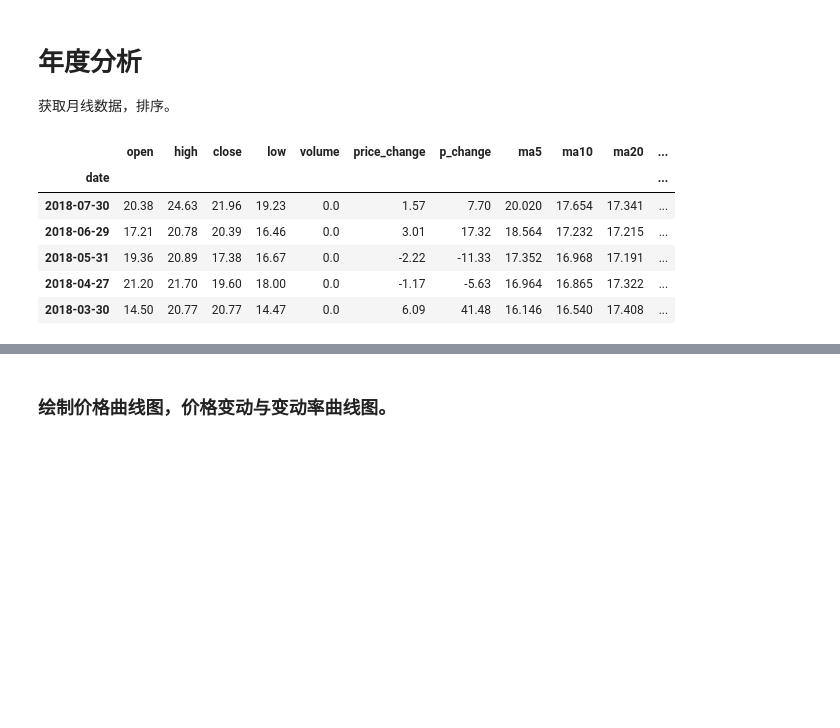
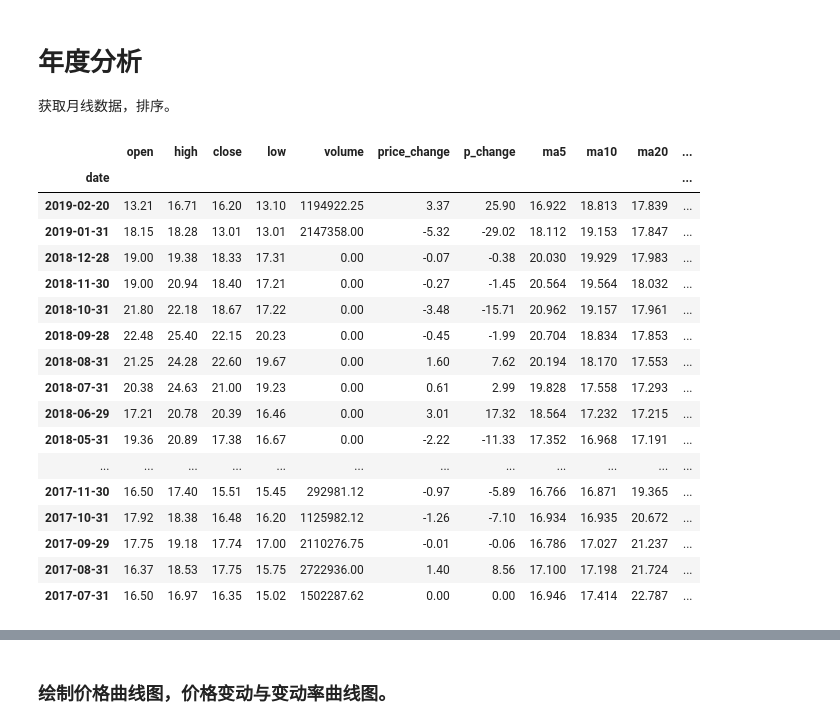
Before and after one commit to databooks/databook, a Jupyter notebook: finabook/S300036/B-年度分析S300036.ipynb, the cells around one changed output, grey strips where cells are left out. Saved outputs shown, nothing was run; the diff lists cells and outputs as text; code cells hidden in the pictures; blank space fills up the shorter version.

```diff
--- a/finabook/S300036/B-年度分析S300036.ipynb
+++ b/finabook/S300036/B-年度分析S300036.ipynb
@@ -11,15 +11,26 @@ from   pylab  import  *
 # %%
 df = ts.get_hist_data('300036',ktype='M')
 # %%
-df.head()
+df.head(20)
 # %% [output]
 |  | open | high | close | low | volume | price_change | p_change | ma5 | ma10 | ma20 | ... |
 | date |  |  |  |  |  |  |  |  |  |  | ... |
-| 2018-07-30 | 20.38 | 24.63 | 21.96 | 19.23 | 0.0 | 1.57 | 7.70 | 20.020 | 17.654 | 17.341 | ... |
-| 2018-06-29 | 17.21 | 20.78 | 20.39 | 16.46 | 0.0 | 3.01 | 17.32 | 18.564 | 17.232 | 17.215 | ... |
-| 2018-05-31 | 19.36 | 20.89 | 17.38 | 16.67 | 0.0 | -2.22 | -11.33 | 17.352 | 16.968 | 17.191 | ... |
-| 2018-04-27 | 21.20 | 21.70 | 19.60 | 18.00 | 0.0 | -1.17 | -5.63 | 16.964 | 16.865 | 17.322 | ... |
-| 2018-03-30 | 14.50 | 20.77 | 20.77 | 14.47 | 0.0 | 6.09 | 41.48 | 16.146 | 16.540 | 17.408 | ... |
+| 2019-02-20 | 13.21 | 16.71 | 16.20 | 13.10 | 1194922.25 | 3.37 | 25.90 | 16.922 | 18.813 | 17.839 | ... |
+| 2019-01-31 | 18.15 | 18.28 | 13.01 | 13.01 | 2147358.00 | -5.32 | -29.02 | 18.112 | 19.153 | 17.847 | ... |
+| 2018-12-28 | 19.00 | 19.38 | 18.33 | 17.31 | 0.00 | -0.07 | -0.38 | 20.030 | 19.929 | 17.983 | ... |
+| 2018-11-30 | 19.00 | 20.94 | 18.40 | 17.21 | 0.00 | -0.27 | -1.45 | 20.564 | 19.564 | 18.032 | ... |
+| 2018-10-31 | 21.80 | 22.18 | 18.67 | 17.22 | 0.00 | -3.48 | -15.71 | 20.962 | 19.157 | 17.961 | ... |
+| 2018-09-28 | 22.48 | 25.40 | 22.15 | 20.23 | 0.00 | -0.45 | -1.99 | 20.704 | 18.834 | 17.853 | ... |
+| 2018-08-31 | 21.25 | 24.28 | 22.60 | 19.67 | 0.00 | 1.60 | 7.62 | 20.194 | 18.170 | 17.553 | ... |
+| 2018-07-31 | 20.38 | 24.63 | 21.00 | 19.23 | 0.00 | 0.61 | 2.99 | 19.828 | 17.558 | 17.293 | ... |
+| 2018-06-29 | 17.21 | 20.78 | 20.39 | 16.46 | 0.00 | 3.01 | 17.32 | 18.564 | 17.232 | 17.215 | ... |
+| 2018-05-31 | 19.36 | 20.89 | 17.38 | 16.67 | 0.00 | -2.22 | -11.33 | 17.352 | 16.968 | 17.191 | ... |
+| ... | ... | ... | ... | ... | ... | ... | ... | ... | ... | ... | ... |
+| 2017-11-30 | 16.50 | 17.40 | 15.51 | 15.45 | 292981.12 | -0.97 | -5.89 | 16.766 | 16.871 | 19.365 | ... |
+| 2017-10-31 | 17.92 | 18.38 | 16.48 | 16.20 | 1125982.12 | -1.26 | -7.10 | 16.934 | 16.935 | 20.672 | ... |
+| 2017-09-29 | 17.75 | 19.18 | 17.74 | 17.00 | 2110276.75 | -0.01 | -0.06 | 16.786 | 17.027 | 21.237 | ... |
+| 2017-08-31 | 16.37 | 18.53 | 17.75 | 15.75 | 2722936.00 | 1.40 | 8.56 | 17.100 | 17.198 | 21.724 | ... |
+| 2017-07-31 | 16.50 | 16.97 | 16.35 | 15.02 | 1502287.62 | 0.00 | 0.00 | 16.946 | 17.414 | 22.787 | ... |
 # %%
 len(df)
 # %% [output]
```
Also changed, not shown: parts of 5 cells of this notebook, 6 other files.
